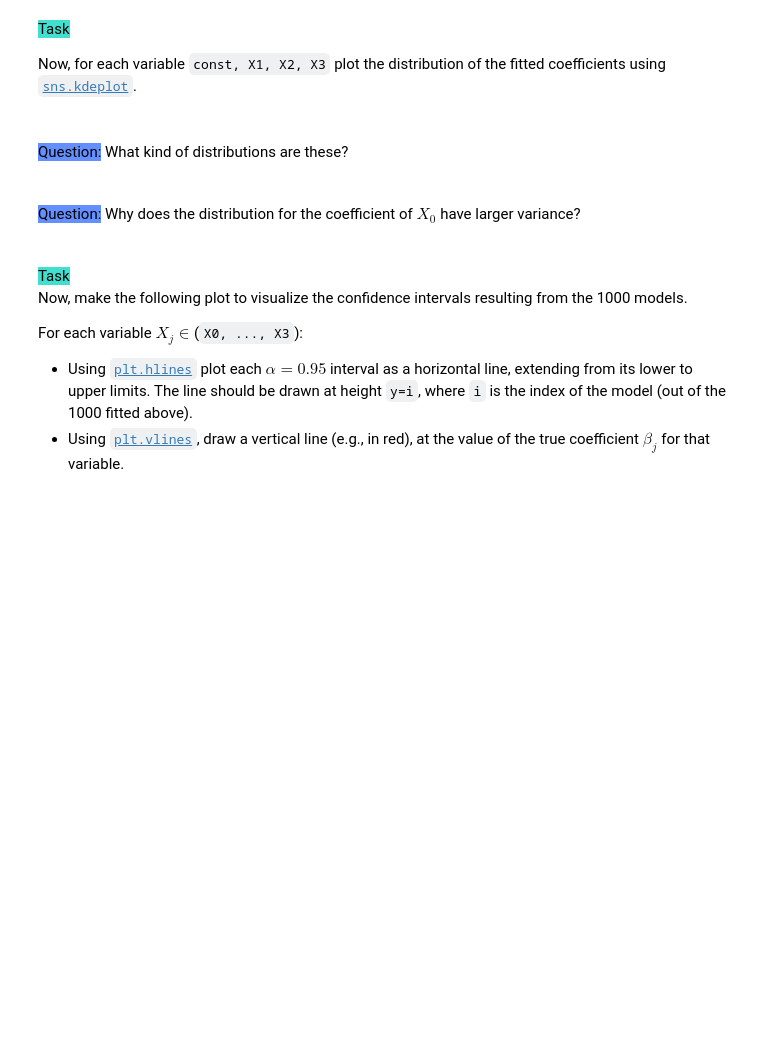
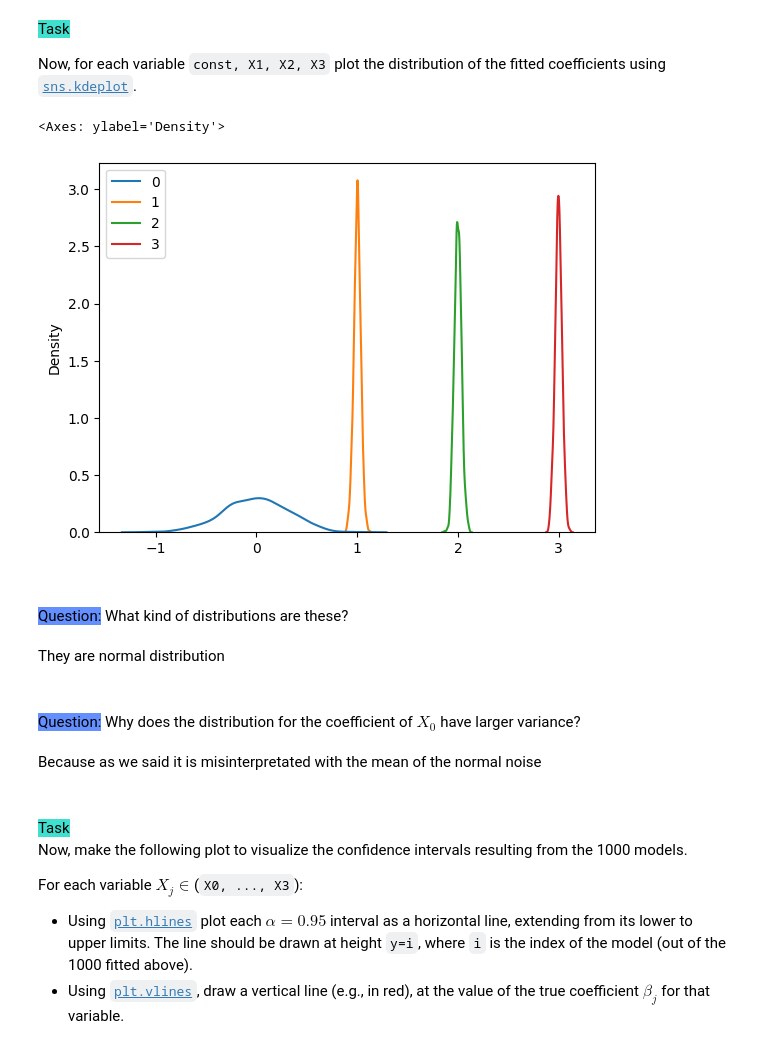
Before and after one commit to causalchamber/potsdam-25-ml-theory-to-practice, a Jupyter notebook: project_11/project_11_linear_models_synthetic.ipynb, the cells around one changed output. Drawn from its saved outputs; the diff is of its cells as text; code cells hidden in the pictures; blank space fills up the shorter version.

```diff
--- a/project_11/project_11_linear_models_synthetic.ipynb
+++ b/project_11/project_11_linear_models_synthetic.ipynb
@@ -68,6 +82,11 @@ where `outcome` and `predictors` are dataframes. You can find an example [here](
 Fit a linear model to predict `Y` from `X0, X1, X2, X3`. Store the fitted model in a variable called `results`.
 # %%
 # TODO: your code goes here
+X = data[['X0', 'X1', 'X2', 'X3']]
+Y = data['Y']
+X = sm.add_constant(X)
+
+results=sm.OLS(Y,X).fit()
 # %% [markdown]
 ## Interpreting the results
 
@@ -96,3 +145,11 @@ print(results.summary())
 Now, generate fresh data with `N=1000` and `N=10000` and check your hypothesis:
 # %%
 # TODO: your code goes here
+
+data = generate_dataset(N=10000, seed=22)
+X = data[['X0', 'X1', 'X2', 'X3']]
+Y = data['Y']
+X = sm.add_constant(X)
+
+results=sm.OLS(Y,X).fit()
+print(results.summary())
@@ -127,3 +218,14 @@ Now, write code to
 Run this code 1000 times, storing the results in (for example) `all_coefs` and `all_cis`.
 # %%
 # TODO: your code goes here
+all_coefs=[]
+all_cis=[]
+
+for i in range(1000):
+    data = generate_dataset(N=100, seed=i)
+    X = data[['X0', 'X1', 'X2', 'X3']]
+    Y = data['Y']
+    X = sm.add_constant(X)
+    results=sm.OLS(Y,X).fit()
+    all_coefs.append(results.params)
+    all_cis.append(results.conf_int())
@@ -133,12 +245,20 @@ Run this code 1000 times, storing the results in (for example) `all_coefs` and `
 Now, for each variable `const, X1, X2, X3` plot the distribution of the fitted coefficients using [`sns.kdeplot`](https://seaborn.pydata.org/generated/seaborn.kdeplot.html).
 # %%
 # TODO: your code goes here
+sns.kdeplot(np.array(all_coefs),legend=["const","X1","X2","X3"])
+# %% [output]
+<Axes: ylabel='Density'>
+[figure, added]
 # %% [markdown]
 <br>
 <mark style="background-color: #648fff;">Question:</mark> What kind of distributions are these?
+# %% [markdown]
+They are normal distribution
 # %% [markdown]
 <br>
 <mark style="background-color: #648fff;">Question:</mark> Why does the distribution for the coefficient of $X_0$ have larger variance?
+# %% [markdown]
+Because as we said it is misinterpretated with the mean of the normal noise
 # %% [markdown]
 <br>
 <mark style="background-color: #40E0D0;"> Task </mark>
```
Also changed, not shown: parts of 28 cells of this notebook.
